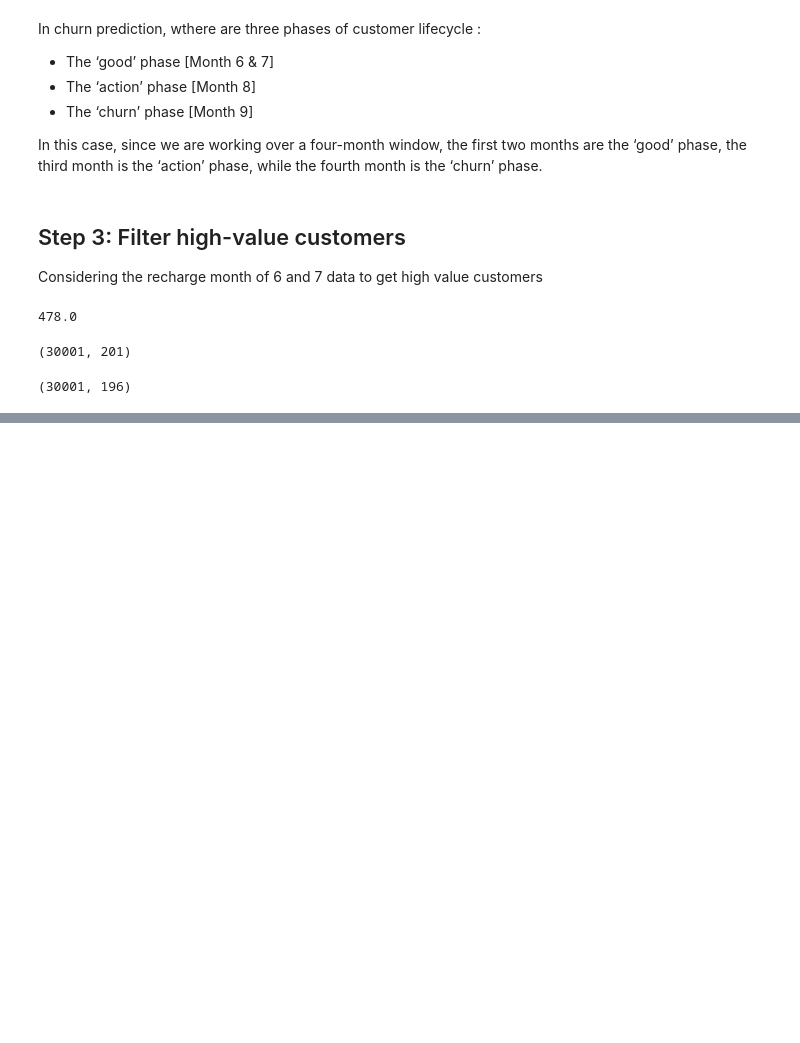
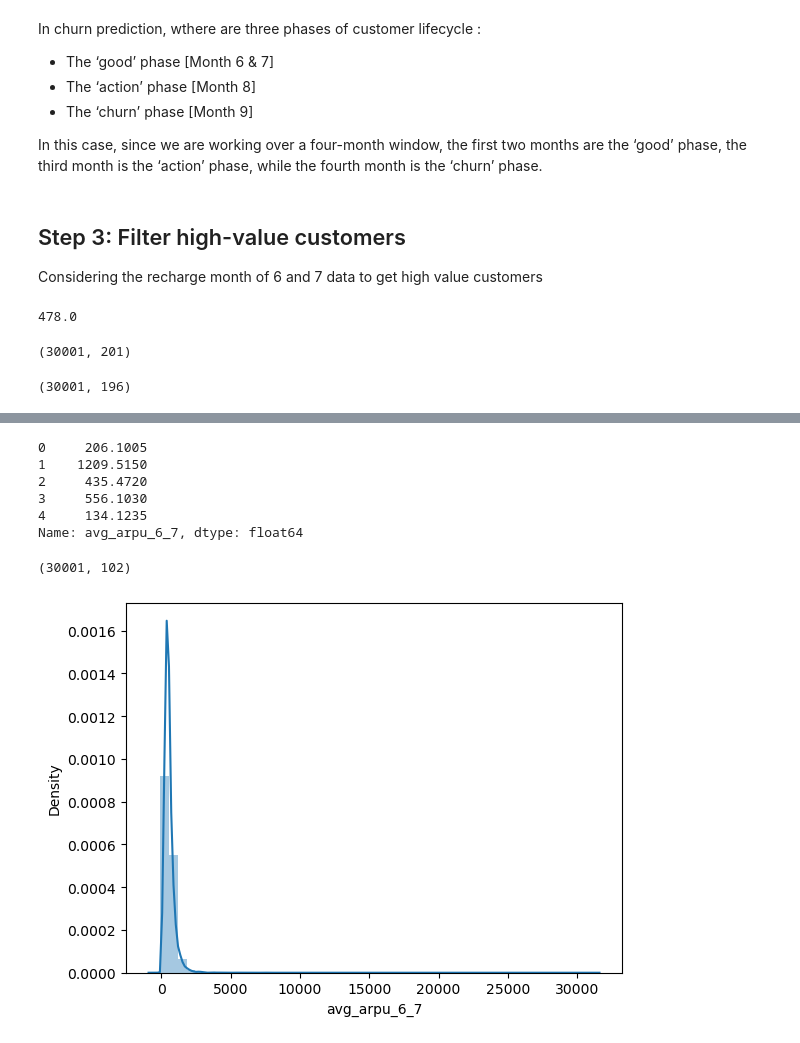
Before and after one commit to abhyndia/Learning-Python, a Jupyter notebook: Telecom+Churn+Case+Study.ipynb, the cells around one changed output, grey strips where cells are left out. Cells and saved outputs as stored; diff of their text form; code cells hidden in the pictures; blank space fills up the shorter version.

```diff
--- a/Telecom+Churn+Case+Study.ipynb
+++ b/Telecom+Churn+Case+Study.ipynb
@@ -492,0 +681,24 @@ churn_cols = ['total_ic_mou_9', 'total_og_mou_9', 'vol_2g_mb_9', 'vol_3g_mb_9']
+# %%
+churn_data_hvc["avg_arpu_6_7"]= (churn_data_hvc['arpu_6']+churn_data_hvc['arpu_7'])/2
+churn_data_hvc['avg_arpu_6_7'].head()
+# %% [output]
+0     206.1005
+1    1209.5150
+2     435.4720
+3     556.1030
+4     134.1235
+Name: avg_arpu_6_7, dtype: float64
+# %%
+# Lets drop the original columns as they are derived to a new column for better understanding of the data
+churn_data_hvc.drop(['arpu_6','arpu_7'], axis=1, inplace=True)
+
+# The curent dimension of the dataset after dropping few unwanted columns
+churn_data_hvc.shape
+# %% [output]
+(30001, 102)
+# %%
+# Visualizing the column created
+sns.distplot(churn_data_hvc['avg_arpu_6_7'])
+plt.show()
+# %% [output]
+[figure, added]
```
Also changed, not shown: parts of 178 cells of this notebook.
